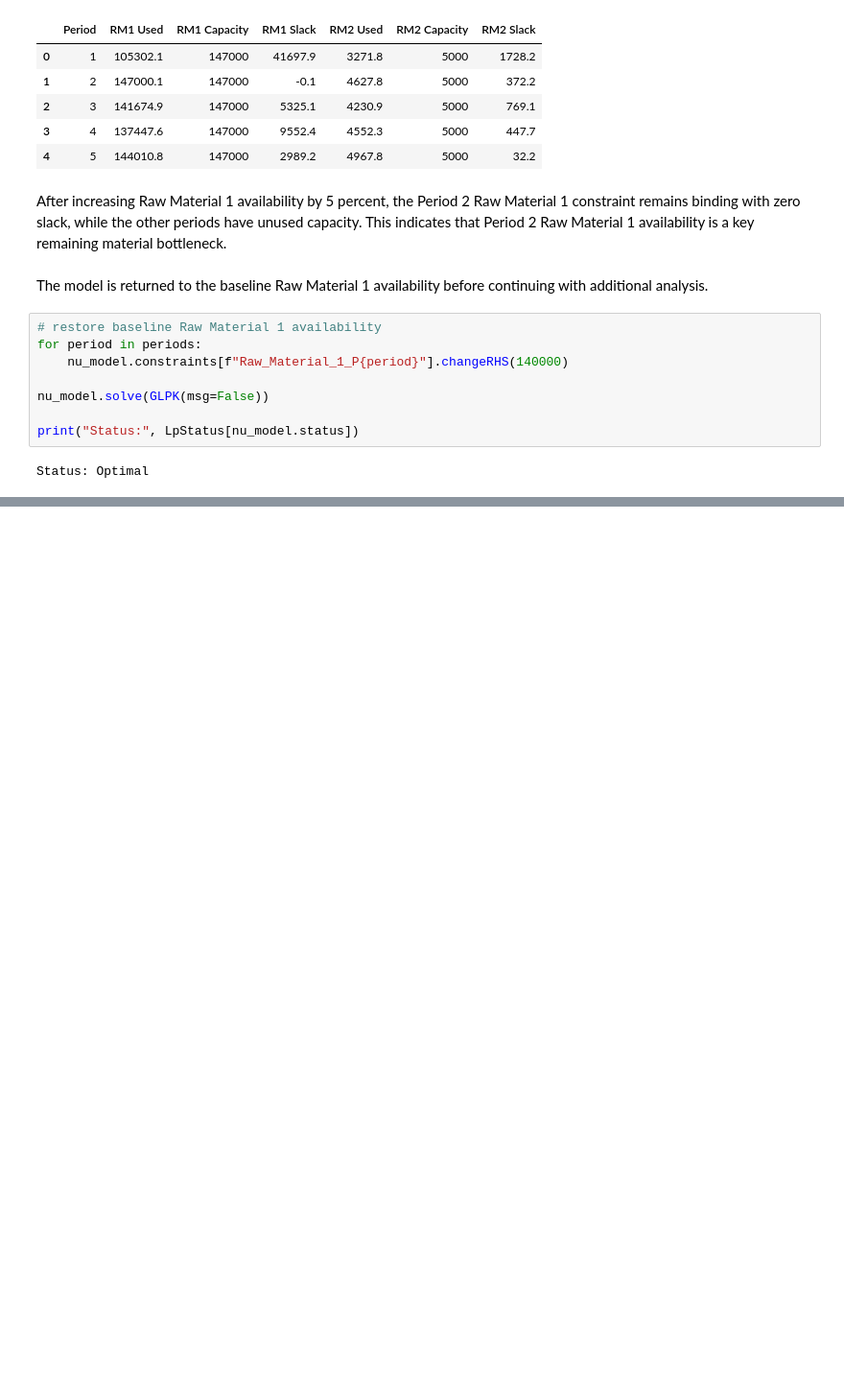
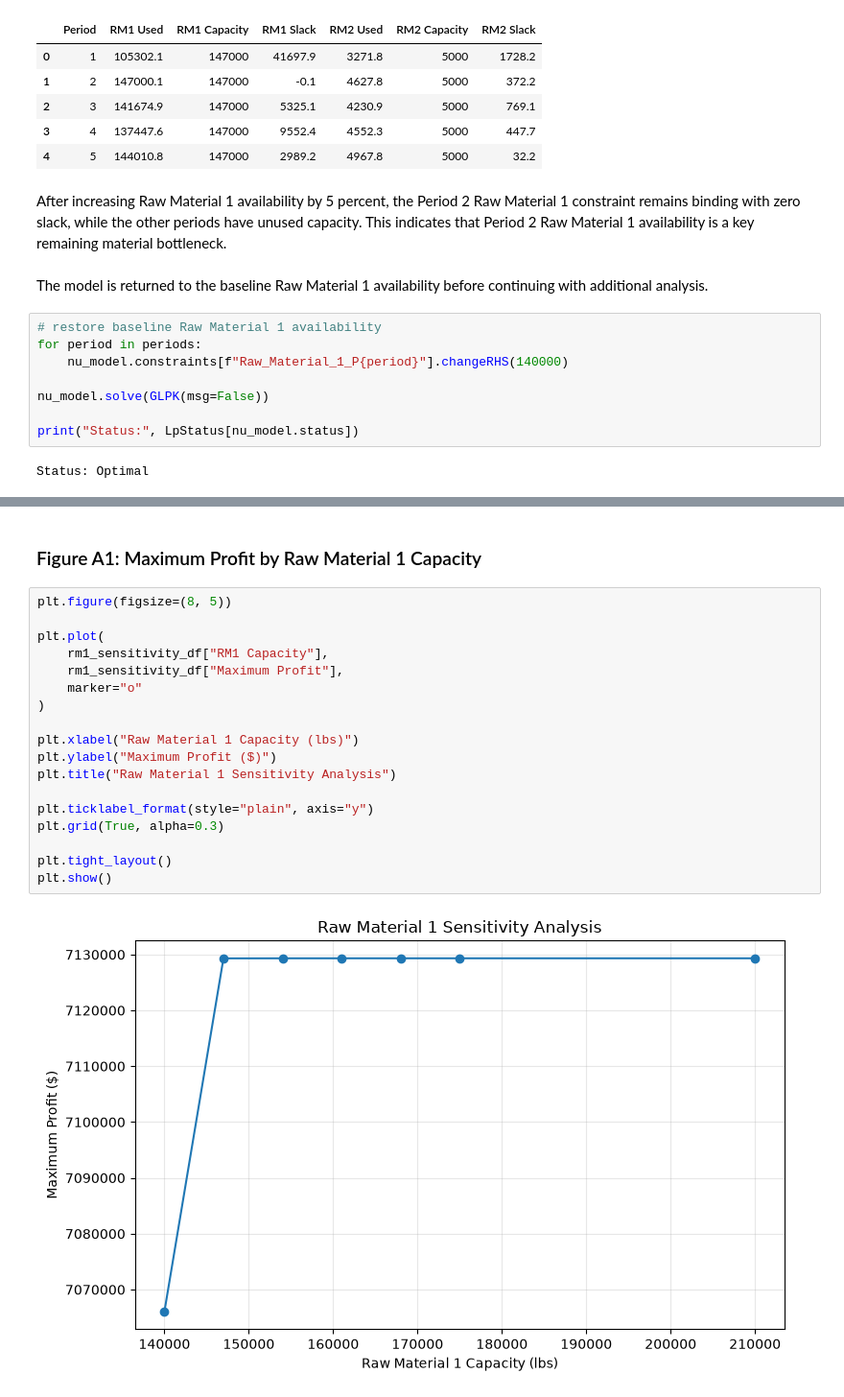
Before and after one commit to saminjune24/NU_Industries_Decision_Analytics, a Jupyter notebook: NU_Industries.ipynb, the cells around one changed output, grey strips where cells are left out. Shown at 96% size. Cells and saved outputs as stored; diff of their text form; blank space fills up the shorter version.

```diff
--- a/NU_Industries.ipynb
+++ b/NU_Industries.ipynb
@@ -1612,0 +1918,22 @@ integer_variable_types
+# %% [markdown]
+### Figure A1: Maximum Profit by Raw Material 1 Capacity
+# %%
+plt.figure(figsize=(8, 5))
+
+plt.plot(
+    rm1_sensitivity_df["RM1 Capacity"],
+    rm1_sensitivity_df["Maximum Profit"],
+    marker="o"
+)
+
+plt.xlabel("Raw Material 1 Capacity (lbs)")
+plt.ylabel("Maximum Profit ($)")
+plt.title("Raw Material 1 Sensitivity Analysis")
+
+plt.ticklabel_format(style="plain", axis="y")
+plt.grid(True, alpha=0.3)
+
+plt.tight_layout()
+plt.show()
+# %% [output]
+[figure, added]
```
Also changed, not shown: parts of 67 cells of this notebook.
